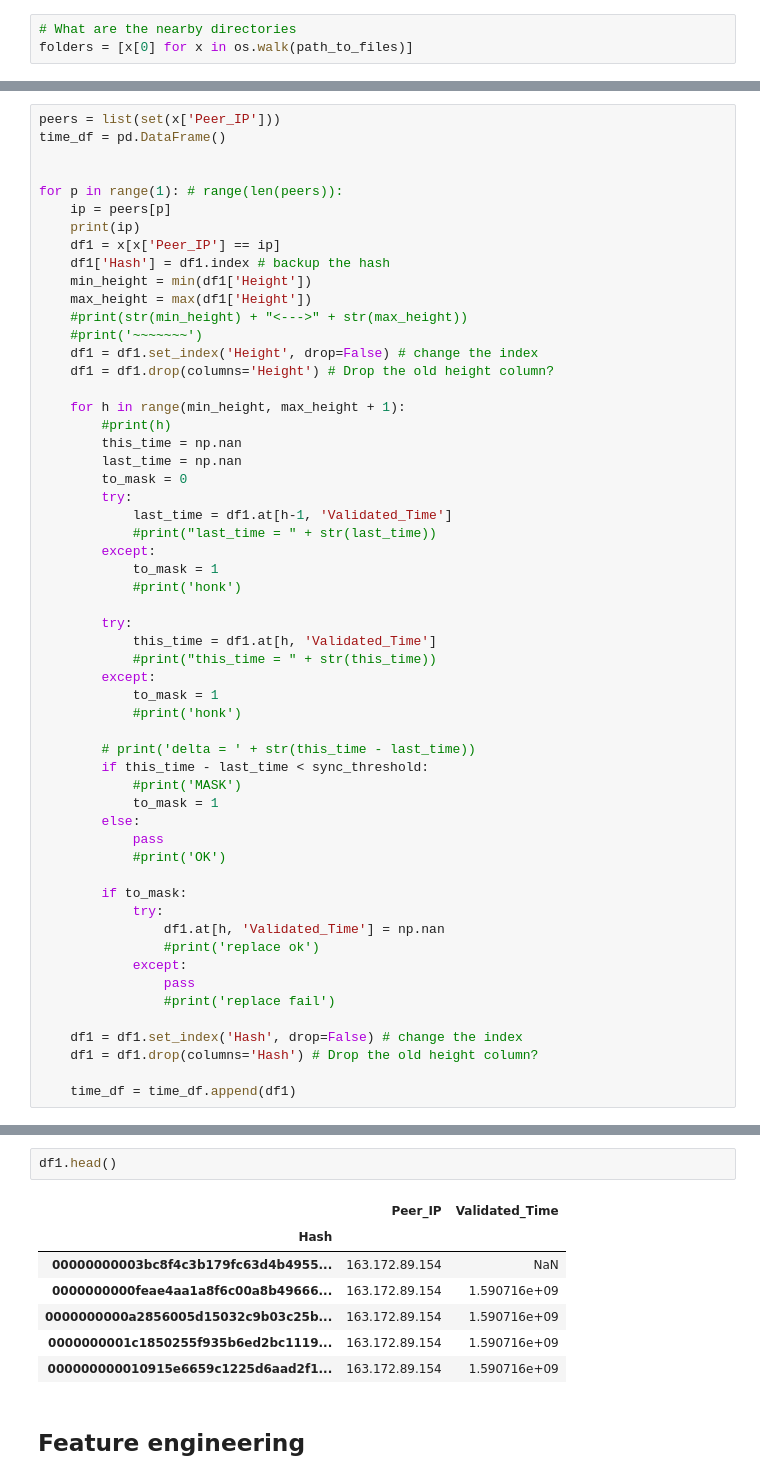
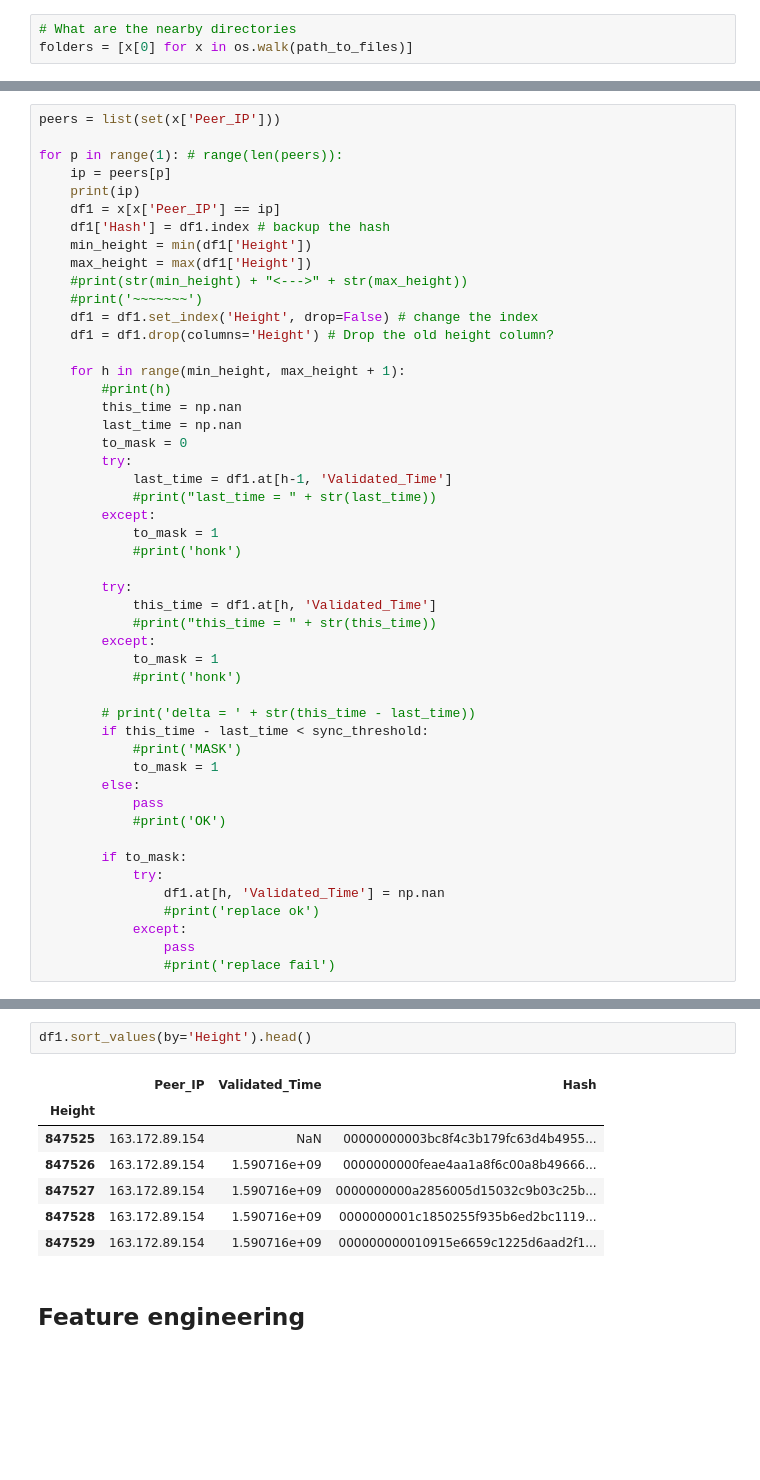
Before and after one commit to Mitchellpkt/observatory_data_analysis, a Jupyter notebook: global_data/multi_node_analysis.ipynb, the cells around one changed output, grey strips where cells are left out. Cells and saved outputs as stored; diff of their text form; blank space fills up the shorter version.

```diff
--- a/global_data/multi_node_analysis.ipynb
+++ b/global_data/multi_node_analysis.ipynb
@@ -128,8 +128,6 @@ Number of blocks: 7113
 | 0000000000009cae3f28a1512231d476f... | 1.590975e+09 | 1.591044e+09 | 69228.374 | 1.590975e+09 | 1.590975e+09 | 98.767 | 1.590975e+09 | ... |
 # %%
 peers = list(set(x['Peer_IP']))
-time_df = pd.DataFrame()
-
 
 for p in range(1): # range(len(peers)):
     ip = peers[p]
@@ -177,11 +175,6 @@ for p in range(1): # range(len(peers)):
             except:
                 pass
                 #print('replace fail')
-
-    df1 = df1.set_index('Hash', drop=False) # change the index
-    df1 = df1.drop(columns='Hash') # Drop the old height column?
-
-    time_df = time_df.append(df1)
 # %% [output]
 163.172.89.154
 A value is trying to be set on a copy of a slice from a DataFrame.
@@ -202,13 +185,13 @@ this_df.head()
 # %%
-df1.head()
+df1.sort_values(by='Height').head()
 # %% [output]
-|  | Peer_IP | Validated_Time |
-| Hash |  |  |
-| 00000000003bc8f4c3b179fc63d4b4955... | 163.172.89.154 | NaN |
-| 0000000000feae4aa1a8f6c00a8b49666... | 163.172.89.154 | 1.590716e+09 |
-| 0000000000a2856005d15032c9b03c25b... | 163.172.89.154 | 1.590716e+09 |
-| 0000000001c1850255f935b6ed2bc1119... | 163.172.89.154 | 1.590716e+09 |
-| 000000000010915e6659c1225d6aad2f1... | 163.172.89.154 | 1.590716e+09 |
+|  | Peer_IP | Validated_Time | Hash |
+| Height |  |  |  |
+| 847525 | 163.172.89.154 | NaN | 00000000003bc8f4c3b179fc63d4b4955... |
+| 847526 | 163.172.89.154 | 1.590716e+09 | 0000000000feae4aa1a8f6c00a8b49666... |
+| 847527 | 163.172.89.154 | 1.590716e+09 | 0000000000a2856005d15032c9b03c25b... |
+| 847528 | 163.172.89.154 | 1.590716e+09 | 0000000001c1850255f935b6ed2bc1119... |
+| 847529 | 163.172.89.154 | 1.590716e+09 | 000000000010915e6659c1225d6aad2f1... |
 # %% [markdown]
 ## Feature engineering
 # %%
```
Also changed, not shown: parts of 2 cells of this notebook.
